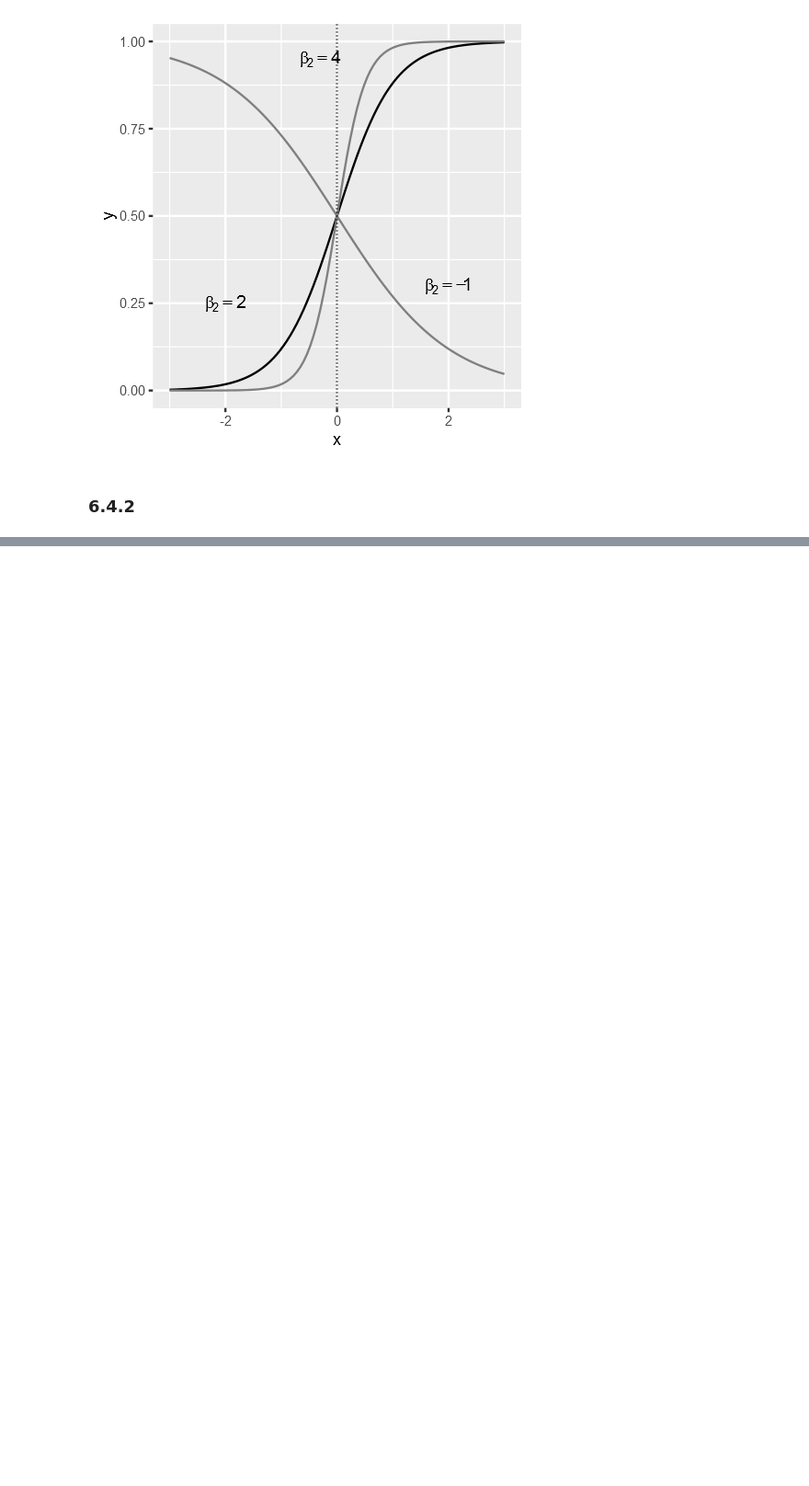
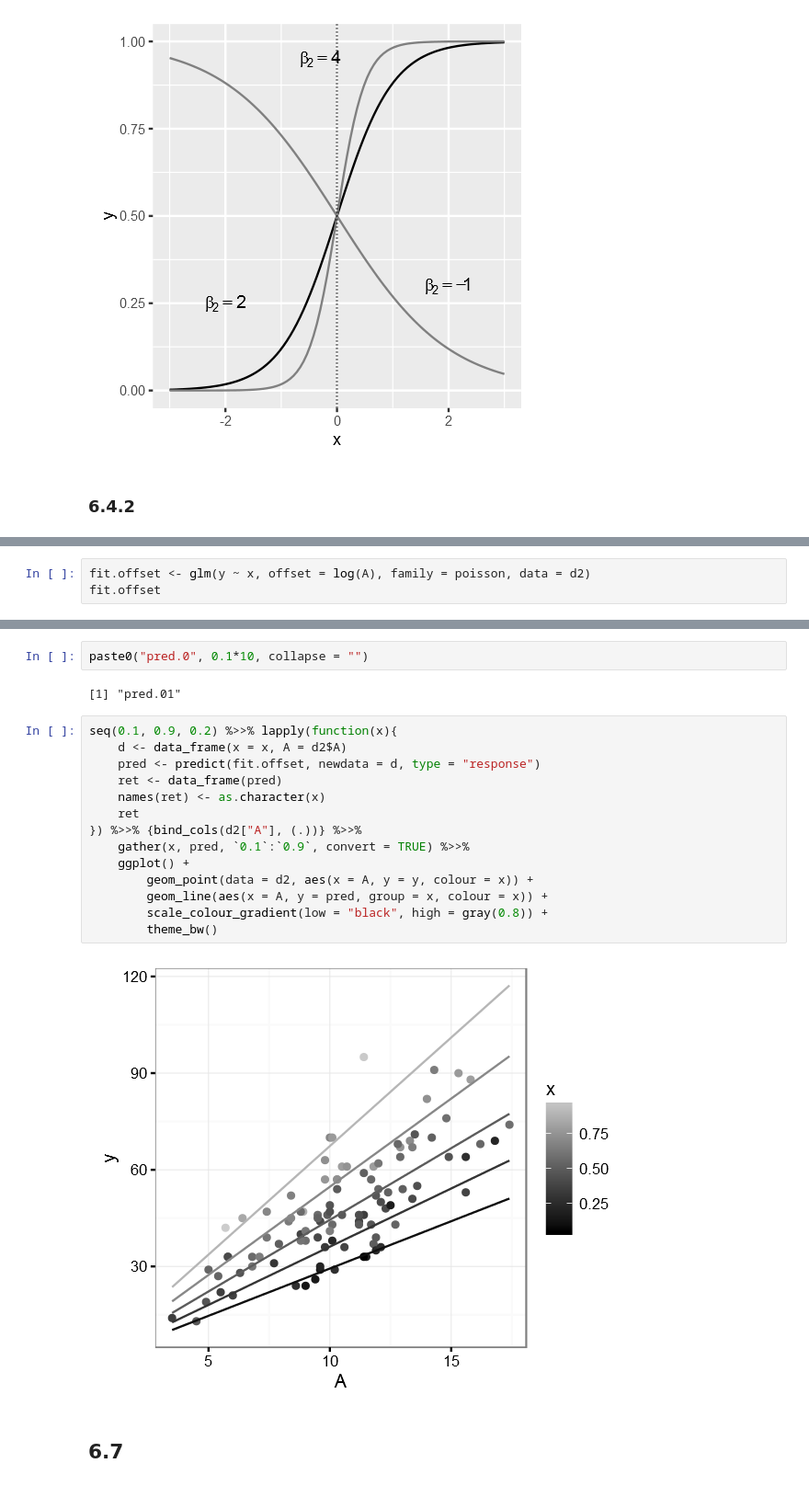
Before and after one commit to whatalnk/stat-model-intro, a Jupyter notebook: Chap06.ipynb, the cells around one changed output, grey strips where cells are left out. Shown at 92% size. Saved outputs shown, nothing was run; the diff lists cells and outputs as text; blank space fills up the shorter version.

```diff
--- a/Chap06.ipynb
+++ b/Chap06.ipynb
@@ -119,0 +238,3 @@ ggplot(data_frame(x = c(-3:3)), aes(x)) +
+# %%
+fit.offset <- glm(y ~ x, offset = log(A), family = poisson, data = d2)
+fit.offset
@@ -119,0 +251,22 @@ ggplot(data_frame(x = c(-3:3)), aes(x)) +
+# %%
+paste0("pred.0", 0.1*10, collapse = "")
+# %% [output]
+[1] "pred.01"
+# %%
+seq(0.1, 0.9, 0.2) %>>% lapply(function(x){
+    d <- data_frame(x = x, A = d2$A)
+    pred <- predict(fit.offset, newdata = d, type = "response")
+    ret <- data_frame(pred)
+    names(ret) <- as.character(x)
+    ret
+}) %>>% {bind_cols(d2["A"], (.))} %>>%
+    gather(x, pred, `0.1`:`0.9`, convert = TRUE) %>>%
+    ggplot() +
+        geom_point(data = d2, aes(x = A, y = y, colour = x)) +
+        geom_line(aes(x = A, y = pred, group = x, colour = x)) +
+        scale_colour_gradient(low = "black", high = gray(0.8)) +
+        theme_bw()
+# %% [output]
+[figure, added]
+# %% [markdown]
+## 6.7
```
Also changed, not shown: parts of 32 cells of this notebook, 3 other files.
